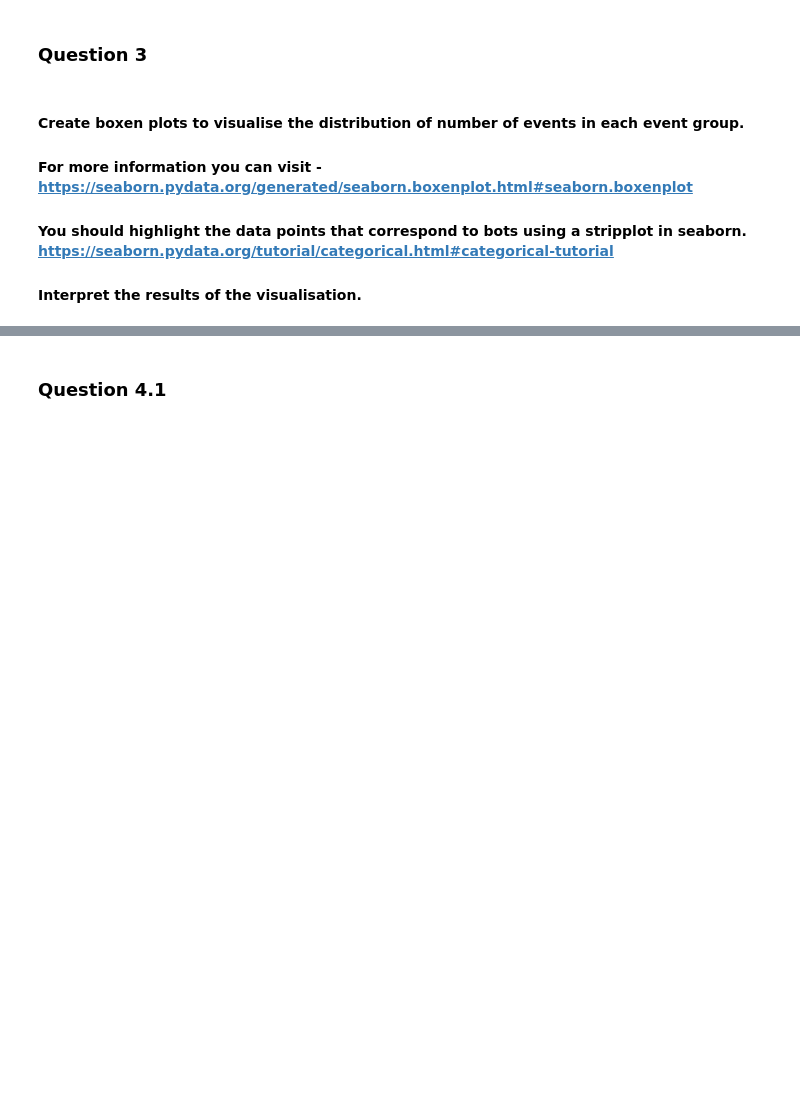
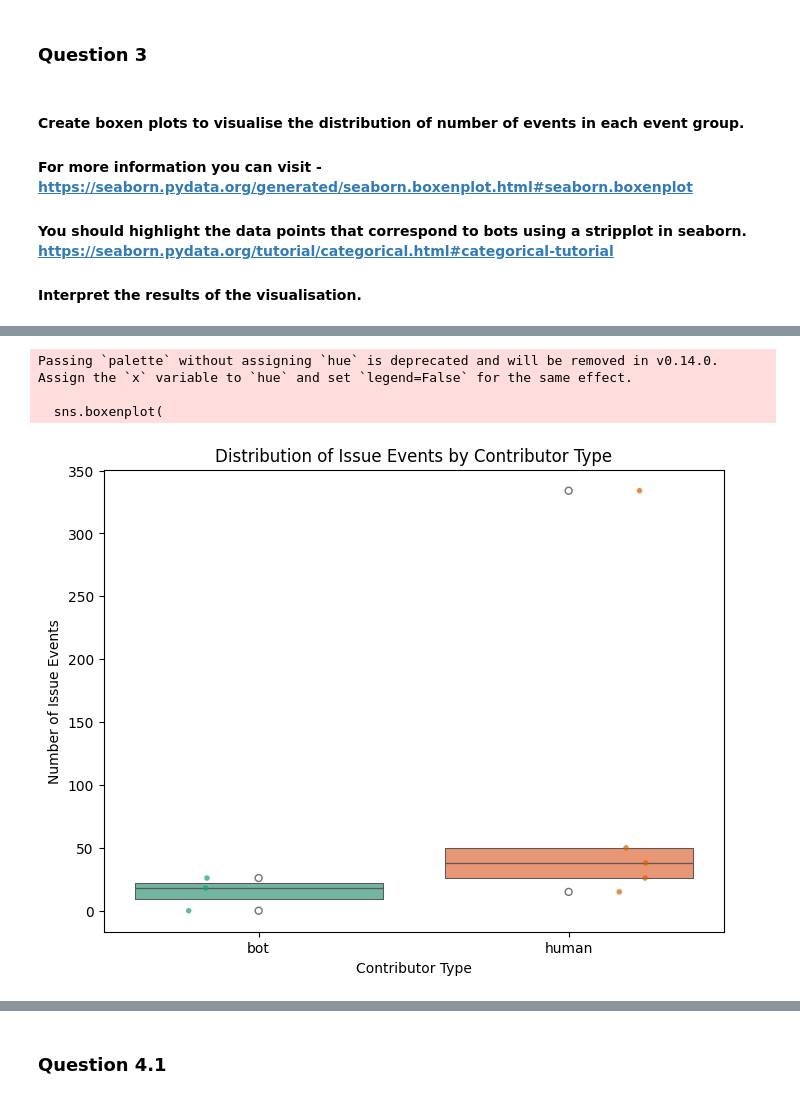
Before and after one commit to ari-ane/Software_Evolution_TP_bots, a Jupyter notebook: TP_bots_template.ipynb, the cells around one changed output, grey strips where cells are left out. Saved outputs shown, nothing was run; the diff lists cells and outputs as text; code cells hidden in the pictures; blank space fills up the shorter version.

```diff
--- a/TP_bots_template.ipynb
+++ b/TP_bots_template.ipynb
@@ -587,4 +774,36 @@ df_medians.pivot(index='acc_type', columns='event_group', values='median')#.rese
 # %%
-# YOUR CODE BELOW - Visualise number of events from issue event group
+# 1) Create a boxenplot to show the distribution of "Issue" events by contributor type
+plt.figure(figsize=(8, 6))
+sns.boxenplot(
+    data=final_events_df,
+    x='acc_type',     # Categorical variable (Bot/Human) on the x-axis
+    y='issue',        # Numerical variable (number of Issue events) on the y-axis
+    palette='Set2',
+    width=0.8,
+)
+plt.title('Distribution of Issue Events by Contributor Type')
+
+# 2) Add a stripplot to highlight individual data points,
+#    and optionally color them differently for bots
+sns.stripplot(
+    data=final_events_df,
+    x='acc_type',
+    y='issue',
+    hue='acc_type',    # If you'd like to further distinguish points by type
+    dodge=True,
+    palette='Dark2',
+    size=4,
+    alpha=0.7
+)
+plt.legend([],[], frameon=False)  # Remove redundant legend
+
+plt.ylabel('Number of Issue Events')
+plt.xlabel('Contributor Type')
+plt.show()
+# %% [output]
+Passing `palette` without assigning `hue` is deprecated and will be removed in v0.14.0. Assign the `x` variable to `hue` and set `legend=False` for the same effect.
+
+  sns.boxenplot(
+[figure, added]
 # %%
 # YOUR CODE BELOW - Visualise number of events from commit event group
```
Also changed, not shown: parts of 22 cells of this notebook.
